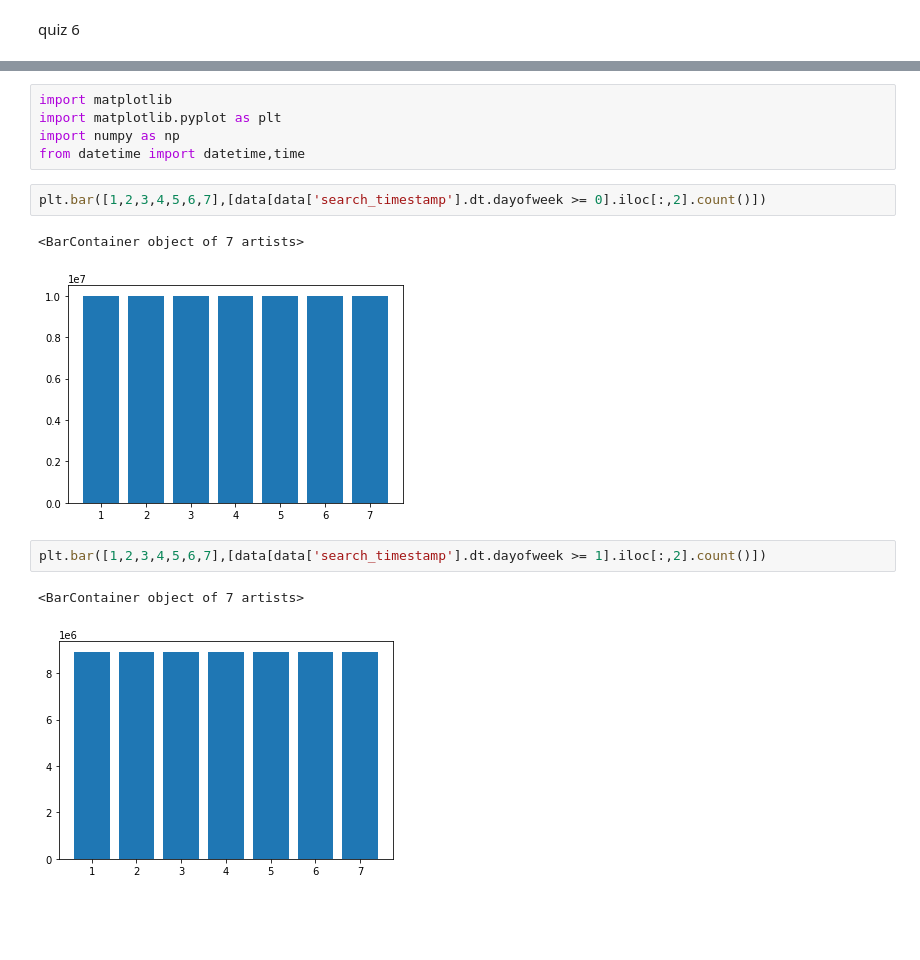
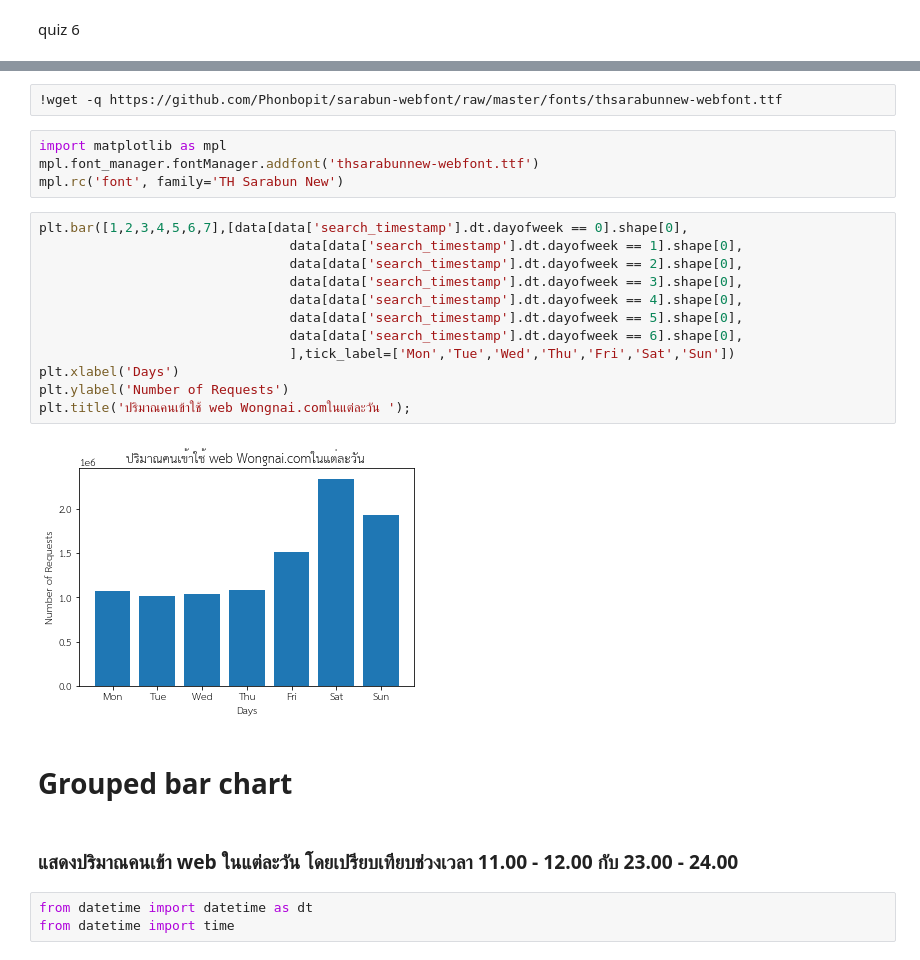
Before and after one commit to Suchirapon/data_viz, a Jupyter notebook: Visualize_Data_Comparison.ipynb, the cells around one changed output, grey strips where cells are left out. Saved outputs shown, nothing was run; the diff lists cells and outputs as text; blank space fills up the shorter version.

```diff
--- a/Visualize_Data_Comparison.ipynb
+++ b/Visualize_Data_Comparison.ipynb
@@ -35,15 +49,27 @@ quiz 6
+# %%
+!wget -q https://github.com/Phonbopit/sarabun-webfont/raw/master/fonts/thsarabunnew-webfont.ttf
+# %%
+import matplotlib as mpl
+mpl.font_manager.fontManager.addfont('thsarabunnew-webfont.ttf')
+mpl.rc('font', family='TH Sarabun New')
+# %%
+plt.bar([1,2,3,4,5,6,7],[data[data['search_timestamp'].dt.dayofweek == 0].shape[0],
+                                data[data['search_timestamp'].dt.dayofweek == 1].shape[0],
+                                data[data['search_timestamp'].dt.dayofweek == 2].shape[0],
+                                data[data['search_timestamp'].dt.dayofweek == 3].shape[0],
+                                data[data['search_timestamp'].dt.dayofweek == 4].shape[0],
+                                data[data['search_timestamp'].dt.dayofweek == 5].shape[0],
+                                data[data['search_timestamp'].dt.dayofweek == 6].shape[0],
+                                ],tick_label=['Mon','Tue','Wed','Thu','Fri','Sat','Sun'])
+plt.xlabel('Days')
+plt.ylabel('Number of Requests')
+plt.title('ปริมาณคนเข้าใช้ web Wongnai.comในแต่ละวัน ');
+# %% [output]
+[figure, added]
+# %% [markdown]
+# Grouped bar chart
+# %% [markdown]
+### แสดงปริมาณคนเข้า web ในแต่ละวัน โดยเปรียบเทียบช่วงเวลา 11.00 - 12.00 กับ 23.00 - 24.00
 # %%
-import matplotlib
-import matplotlib.pyplot as plt
-import numpy as np
-from datetime import datetime,time
+from datetime import datetime as dt
+from datetime import time
-# %%
-plt.bar([1,2,3,4,5,6,7],[data[data['search_timestamp'].dt.dayofweek >= 0].iloc[:,2].count()])
-# %% [output]
-<BarContainer object of 7 artists>
-[figure, removed]
-# %%
-plt.bar([1,2,3,4,5,6,7],[data[data['search_timestamp'].dt.dayofweek >= 1].iloc[:,2].count()])
-# %% [output]
-<BarContainer object of 7 artists>
-[figure, removed]
```
Also changed, not shown: parts of 17 cells of this notebook.
